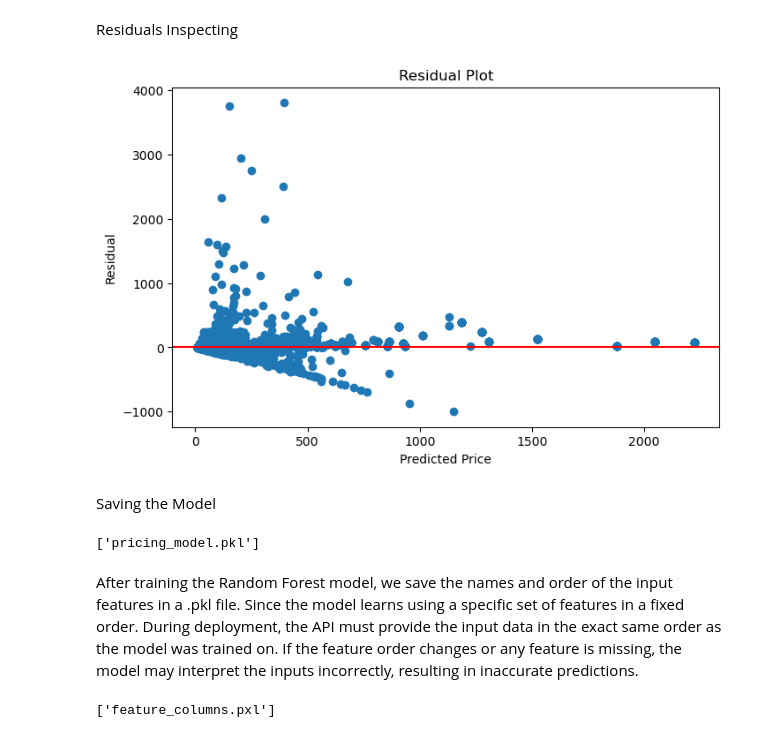
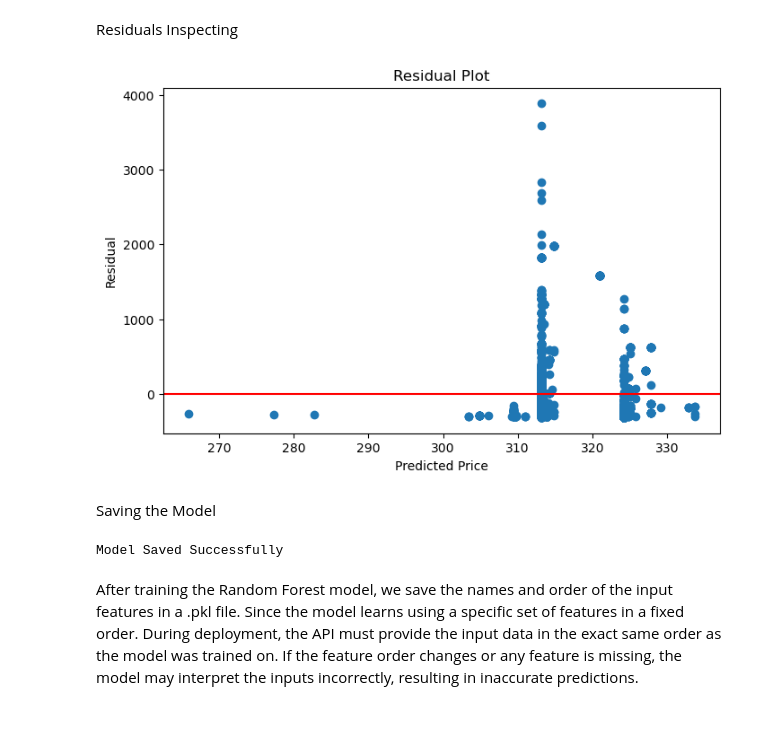
Before and after one commit to bhargavi30-dsa/AI-Powered-Ecommerce-Revenue-Intelligence-System, a Jupyter notebook: notebooks/visualization.ipynb, the cells around one changed output. Cells and saved outputs as stored; diff of their text form; code cells hidden in the pictures.

Commit message:
updated_work-Added venv to gitignore,Random Forest Model Complete and Saved Successfully.

```diff
--- a/notebooks/visualization.ipynb
+++ b/notebooks/visualization.ipynb
@@ -470,0 +489,27 @@ Most influencing feature for amazon electronics pricing is review_credibility
+# %%
+from sklearn.preprocessing import StandardScaler
+X_clean=X.drop(['is_couponed','is_best_seller','sustainability_badges'],axis=1)
+X_train,X_test,y_train,y_test=train_test_split(X_clean,y,test_size=0.2,random_state=42)
+#Feature Scaling
+scaler=StandardScaler()
+X_train_scaled=scaler.fit_transform(X_train)
+X_test_scaled=scaler.transform(X_test)
+# %%
+#training the model again to check the performance
+rf_model2=RandomForestRegressor(n_estimators=100, max_depth=15,
+    min_samples_split=5,
+    min_samples_leaf=2,
+    max_features='sqrt',
+    random_state=42,
+    n_jobs=-1)
+rf_model2.fit(X_train_scaled,y_train)
+#testing
+y_pred2=rf_model2.predict(X_test_scaled)
+#evaluate
+r2_model2=r2_score(y_pred2,y_test)
+mae=mean_absolute_error(y_pred2,y_test)
+rmse=np.sqrt(mean_squared_error(y_pred2,y_test))
+#printing
+print(f"After_reduction_R2 score:{r2_model2:.4f}")
+print(f"After_reduction_MAE:{mae:.2f}")
+print(f"After_reduction_RMSE:{rmse:.2f}")
@@ -493,35 +542,33 @@ Possible Reason:Dataset might be unbalanced
 # %% [markdown]
 Residuals Inspecting
 # %%
-residuals = y_test - rf_model.predict(X_test)
+residuals = y_test - rf_model2.predict(X_test)
 
 plt.figure(figsize=(8,5))
 
-plt.scatter(rf_model.predict(X_test), residuals)
+plt.scatter(rf_model2.predict(X_test), residuals)
 
 plt.axhline(y=0,color='red')
 
 plt.xlabel("Predicted Price")
 plt.ylabel("Residual")
 
 plt.title("Residual Plot")
 
 plt.show()
 # %% [output]
-[figure, old version]
+[figure, new version]
 # %% [markdown]
 Saving the Model
 # %%
 import joblib
-joblib.dump(rf_model,"pricing_model.pkl")
+#saving the model
+joblib.dump(rf_model,r'D:\E-Commerce_dynamic_system\outputs\models\rf_model.pxl')
+joblib.dump(scaler,r"D:\E-Commerce_dynamic_system\outputs\models\scaler.pxl")
+print("Model Saved Successfully")
 # %% [output]
-['pricing_model.pkl']
+Model Saved Successfully
 # %% [markdown]
 After training the Random Forest model, we save the names and order of the input features in a .pkl file.
 Since the model learns using a specific set of features in a fixed order. During deployment, the API must provide the input data in the exact same order as the model was trained on.
 If the feature order changes or any feature is missing, the model may interpret the inputs incorrectly, resulting in inaccurate predictions.
-# %%
-feature_columns=model_df.columns.tolist()
-joblib.dump(feature_columns,"feature_columns.pxl")
-# %% [output]
-['feature_columns.pxl']
```
Also changed, not shown: parts of 15 cells of this notebook, 2 other files.
